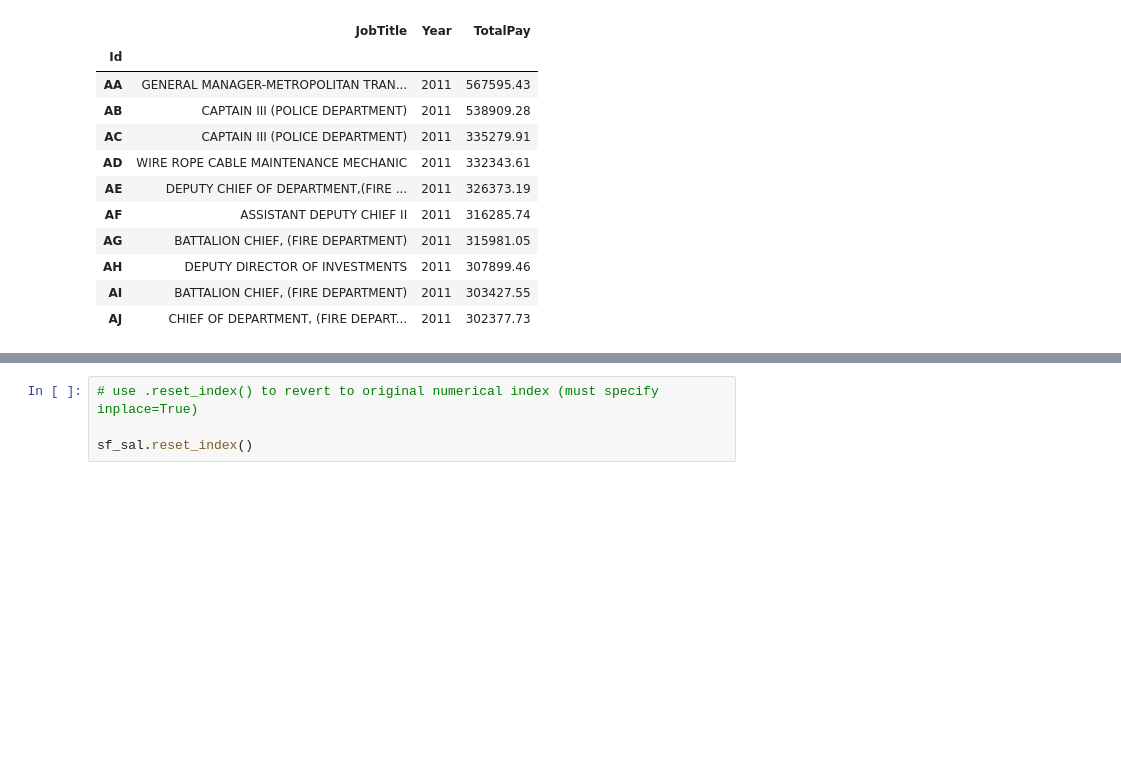
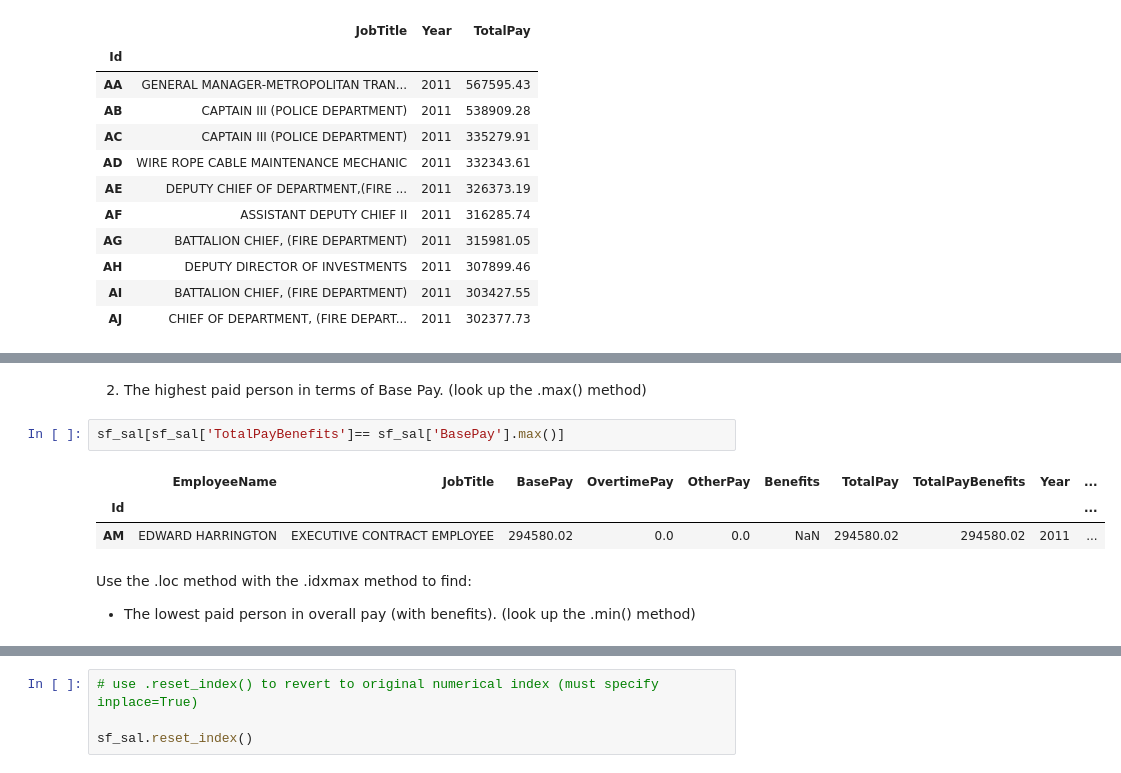
Before and after one commit to TataAndBigData/Practical-ML-DS, a Jupyter notebook: Chapter 2. Python for Data Scientists/Module 4. Data Formats and Pandas/1. Intro to Pandas.ipynb, the cells around one changed output, grey strips where cells are left out. Cells and saved outputs as stored; diff of their text form; blank space fills up the shorter version.

Commit message:
#106 added questions and titles

```diff
--- a/Chapter 2. Python for Data Scientists/Module 4. Data Formats and Pandas/1. Intro to Pandas.ipynb
+++ b/Chapter 2. Python for Data Scientists/Module 4. Data Formats and Pandas/1. Intro to Pandas.ipynb
@@ -388,0 +398,11 @@ sf_sal[sf_sal["TotalPay"] > 300000][["JobTitle", "Year", "TotalPay"]]
+# %% [markdown]
+2. The highest paid person in terms of Base Pay. (look up the .max() method)
+# %%
+sf_sal[sf_sal['TotalPayBenefits']== sf_sal['BasePay'].max()]
+# %% [output]
+|  | EmployeeName | JobTitle | BasePay | OvertimePay | OtherPay | Benefits | TotalPay | TotalPayBenefits | Year | ... |
+| Id |  |  |  |  |  |  |  |  |  | ... |
+| AM | EDWARD HARRINGTON | EXECUTIVE CONTRACT EMPLOYEE | 294580.02 | 0.0 | 0.0 | NaN | 294580.02 | 294580.02 | 2011 | ... |
+# %% [markdown]
+Use the .loc method with the .idxmax method to find:
+- The lowest paid person in overall pay (with benefits). (look up the .min() method)
```
Also changed, not shown: parts of 10 cells of this notebook.
